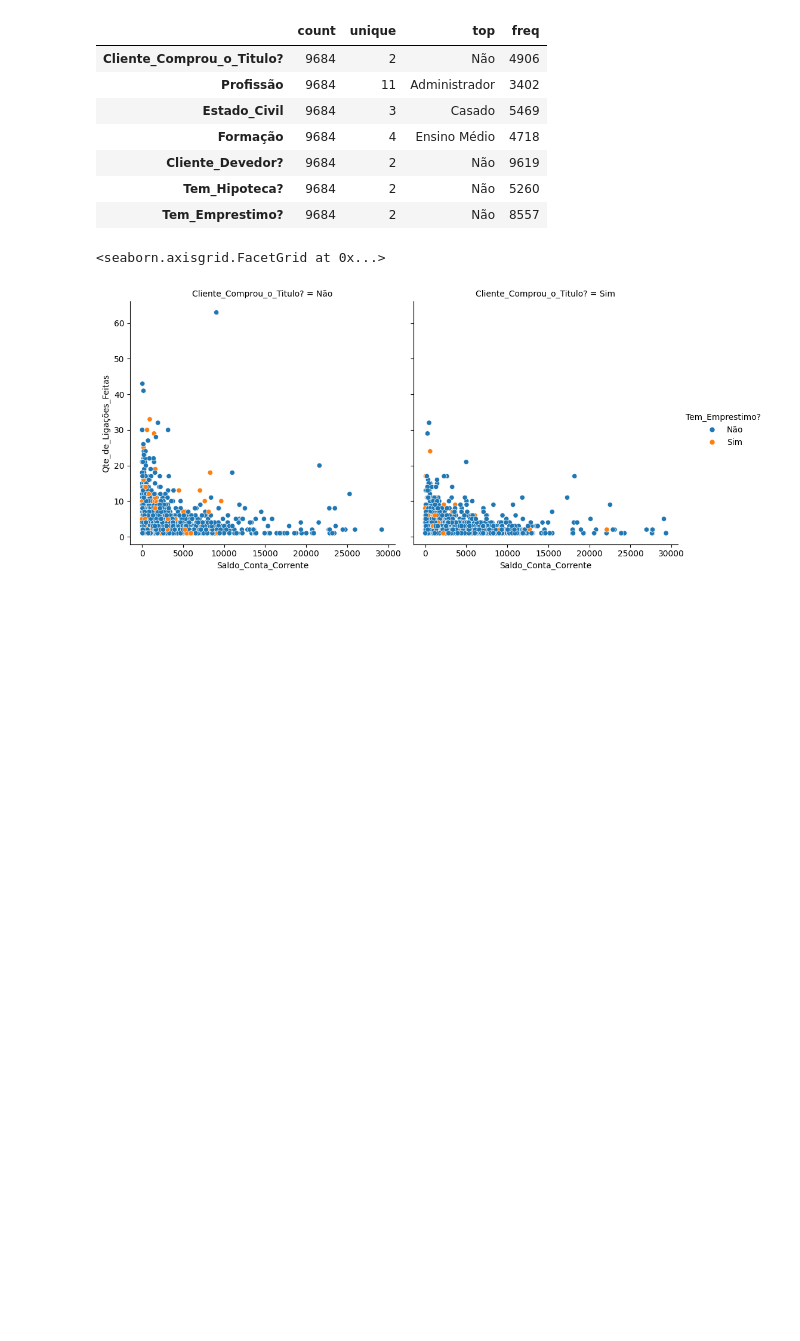
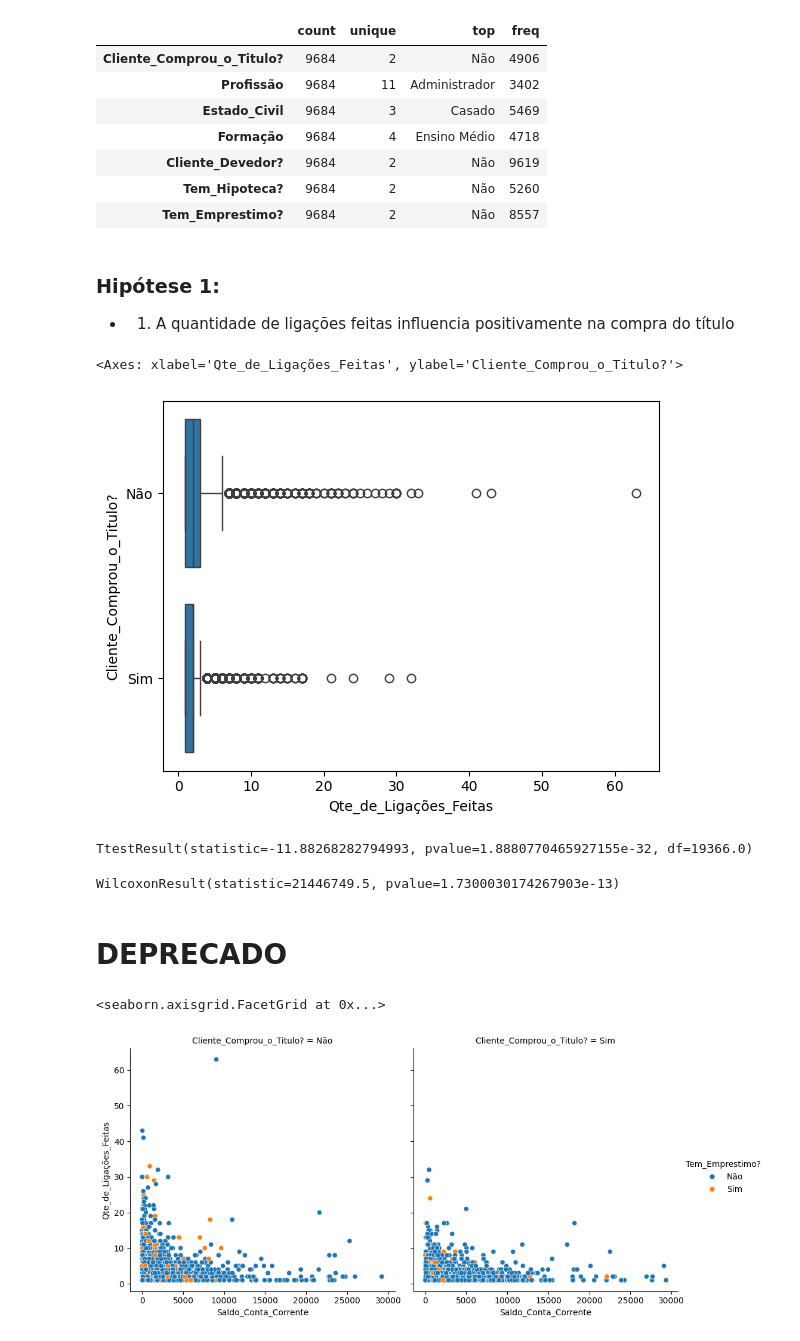
Before and after one commit to rocha-felipeferreira/curso_preditivaAI, a Jupyter notebook: m2_resumindo_dados/aplicacao3/campanhaMarketing.ipynb, the cells around one changed output. Saved outputs shown, nothing was run; the diff lists cells and outputs as text; code cells hidden in the pictures; blank space fills up the shorter version.

```diff
--- a/m2_resumindo_dados/aplicacao3/campanhaMarketing.ipynb
+++ b/m2_resumindo_dados/aplicacao3/campanhaMarketing.ipynb
@@ -76,3 +78,11 @@ df_marketing.select_dtypes(exclude = ["int64"]).describe().T
 | Cliente_Devedor? | 9684 | 2 | Não | 9619 |
 | Tem_Hipoteca? | 9684 | 2 | Não | 5260 |
 | Tem_Emprestimo? | 9684 | 2 | Não | 8557 |
+# %% [markdown]
+### Hipótese 1:
+- 1. A quantidade de ligações feitas influencia positivamente na compra do título
+# %%
+sns.boxplot(data = df_marketing, x="Qte_de_Ligações_Feitas", y="Cliente_Comprou_o_Titulo?")
+# %% [output]
+<Axes: xlabel='Qte_de_Ligações_Feitas', ylabel='Cliente_Comprou_o_Titulo?'>
+[figure, added]
@@ -79,3 +92,13 @@ df_marketing.select_dtypes(exclude = ["int64"]).describe().T
+# %%
+ttest_ind(df_ttest["Sim"], df_ttest["Não"])
+# %% [output]
+TtestResult(statistic=-11.88268282794993, pvalue=1.8880770465927155e-32, df=19366.0)
+# %%
+wilcoxon(df_ttest["Sim"], df_ttest["Não"])
+# %% [output]
+WilcoxonResult(statistic=21446749.5, pvalue=1.7300030174267903e-13)
+# %% [markdown]
+# DEPRECADO
 # %%
 sns.relplot(data = df_marketing, y = "Qte_de_Ligações_Feitas", x = "Saldo_Conta_Corrente", col = "Cliente_Comprou_o_Titulo?", hue = "Tem_Emprestimo?")
 # %% [output]
```
Also changed, not shown: parts of 5 cells of this notebook.
